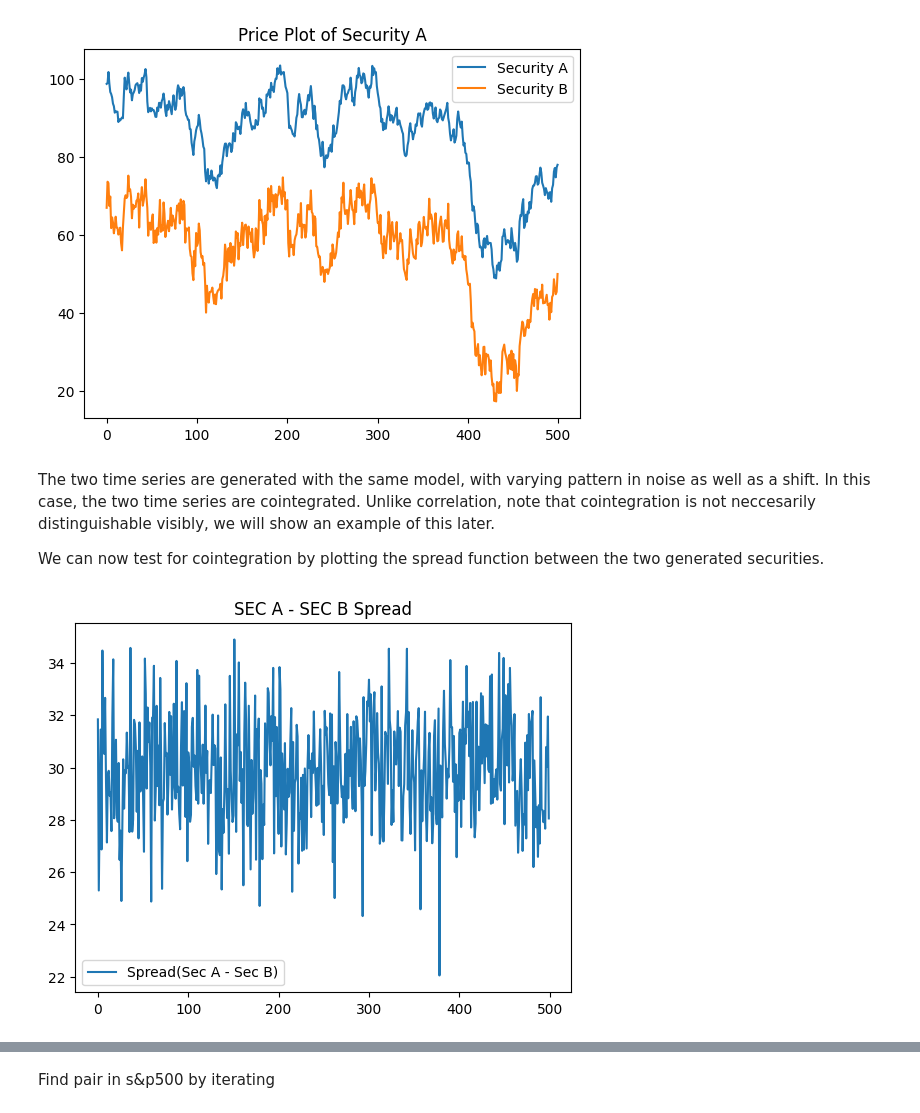
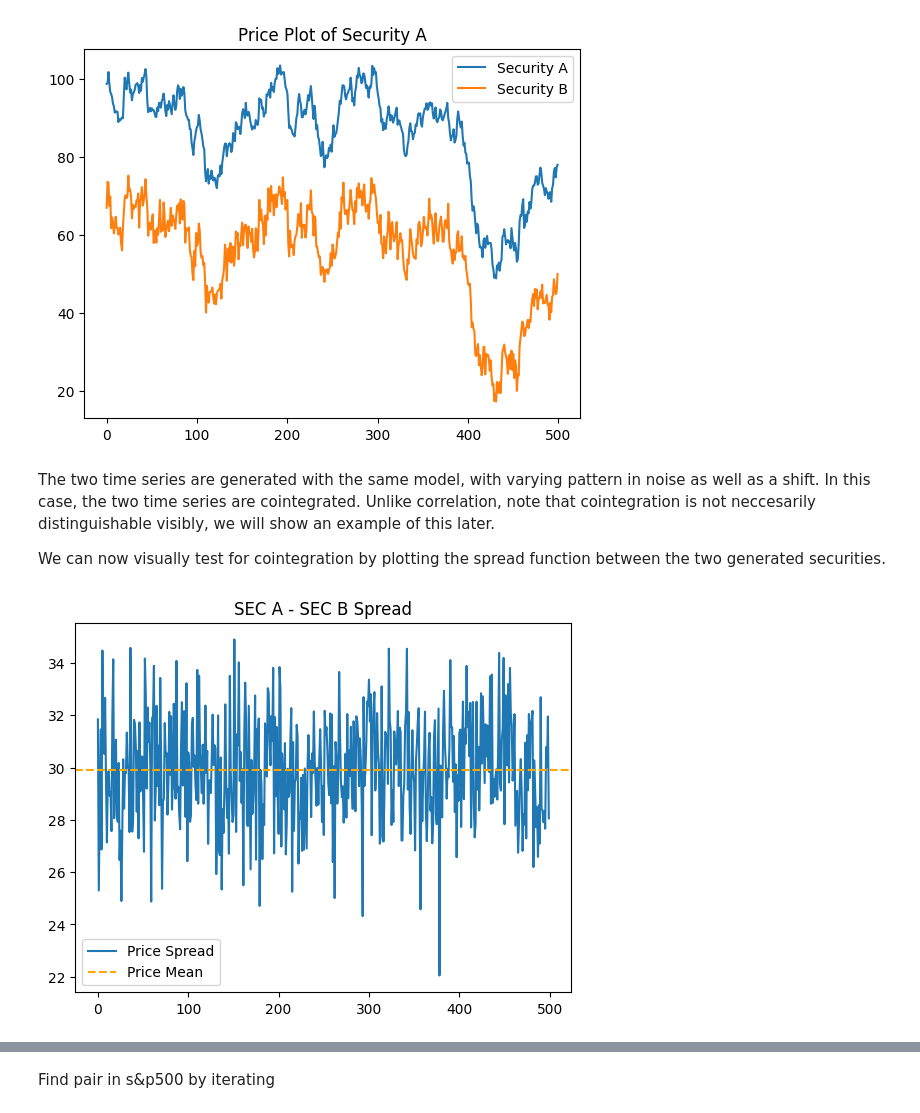
Before and after one commit to charlie-liuu/PairsTrading, a Jupyter notebook: Pairs.ipynb, the cells around one changed output, grey strips where cells are left out. Saved outputs shown, nothing was run; the diff lists cells and outputs as text; code cells hidden in the pictures.

```diff
--- a/Pairs.ipynb
+++ b/Pairs.ipynb
@@ -87,11 +87,13 @@ pd.concat([SecA, SecB], axis=1).plot(title= "Price Plot of Security A and B");
 # %% [markdown]
 The two time series are generated with the same model, with varying pattern in noise as well as a shift. In this case, the two time series are cointegrated. Unlike correlation, note that cointegration is not neccesarily distinguishable visibly, we will show an example of this later.
 
-We can now test for cointegration by plotting the spread function between the two generated securities.
+We can now visually test for cointegration by plotting the spread function between the two generated securities.
 # %%
 #Plotting spread
 plt.plot(SecA - SecB, label = 'Spread(Sec A - Sec B)')
-plt.legend()
-plt.title("SEC A - SEC B Spread");
+#We do not plot median since mean appears to be identical to median
+plt.axhline((SecA - SecB).mean(), linestyle = '--', color = 'orange')
+plt.title("SEC A - SEC B Spread")
+plt.legend(["Price Spread", "Price Mean"]);
 # %% [output]
-[figure, old version]
+[figure, new version]
```
Also changed, not shown: parts of 2 cells of this notebook.
